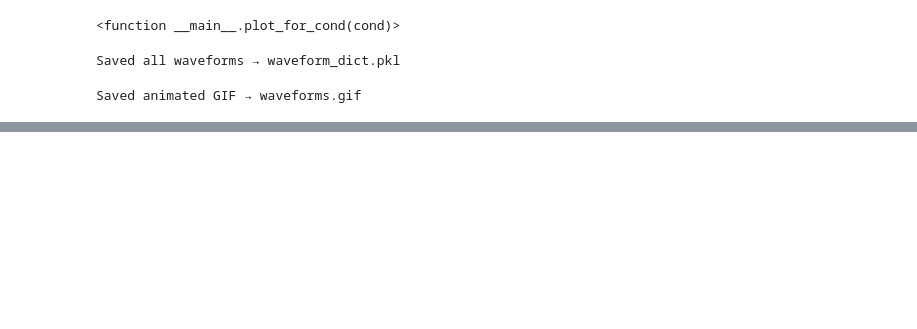
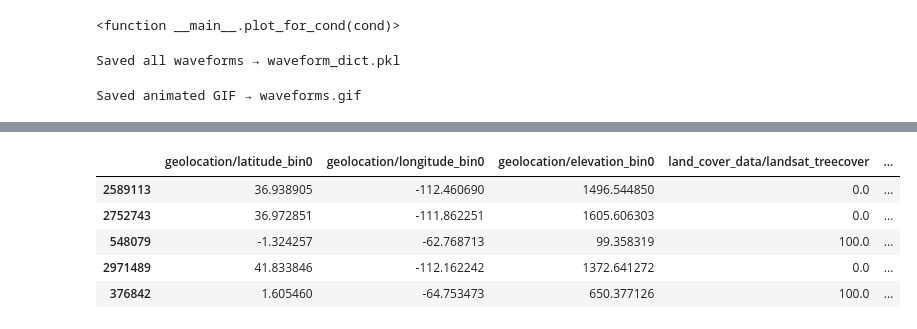
Before and after one commit to AceSix/gedi-conditional-ddim, a Jupyter notebook: cond_gen_visualization.ipynb, the cells around one changed output, grey strips where cells are left out. Saved outputs shown, nothing was run; the diff lists cells and outputs as text; code cells hidden in the pictures; blank space fills up the shorter version.

```diff
--- a/cond_gen_visualization.ipynb
+++ b/cond_gen_visualization.ipynb
@@ -172,0 +197,20 @@ Saved animated GIF → waveforms.gif
+# %%
+condition_columns = np.array([
+            'geolocation/latitude_bin0',            # 0 y
+            'geolocation/longitude_bin0',           # 1
+            'geolocation/elevation_bin0',           # 2
+            'land_cover_data/landsat_treecover',    # 3
+            'land_cover_data/modis_nonvegetated',   # 4
+            'land_cover_data/modis_treecover'       # 5 y
+        ])
+selected_columns = list(condition_columns) + ['y_normalized']
+# %%
+samp_df = sampled_waveforms[selected_columns]
+samp_df
+# %% [output]
+|  | geolocation/latitude_bin0 | geolocation/longitude_bin0 | geolocation/elevation_bin0 | land_cover_data/landsat_treecover | ... |
+| 2589113 | 36.938905 | -112.460690 | 1496.544850 | 0.0 | ... |
+| 2752743 | 36.972851 | -111.862251 | 1605.606303 | 0.0 | ... |
+| 548079 | -1.324257 | -62.768713 | 99.358319 | 100.0 | ... |
+| 2971489 | 41.833846 | -112.162242 | 1372.641272 | 0.0 | ... |
+| 376842 | 1.605460 | -64.753473 | 650.377126 | 100.0 | ... |
```
Also changed, not shown: parts of 9 cells of this notebook, 11 other files.
